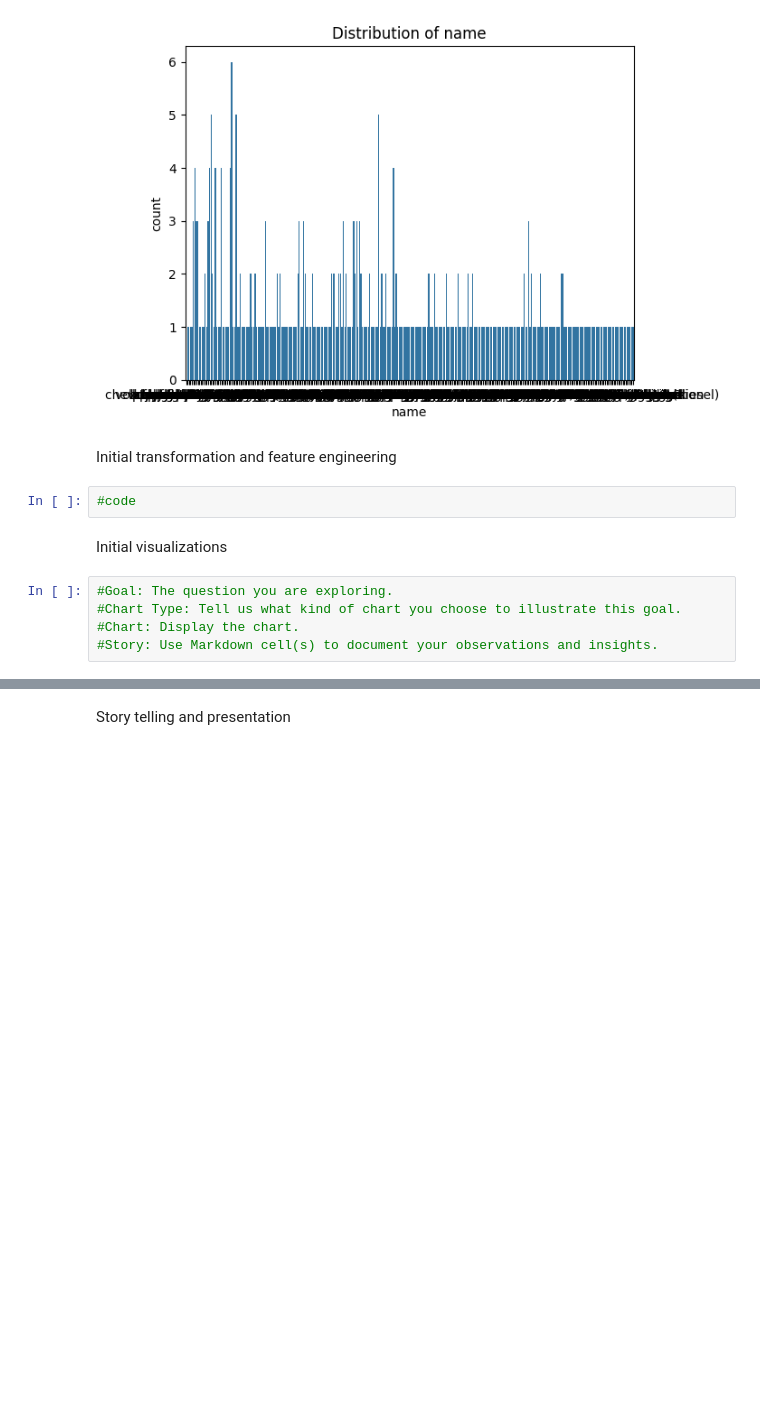
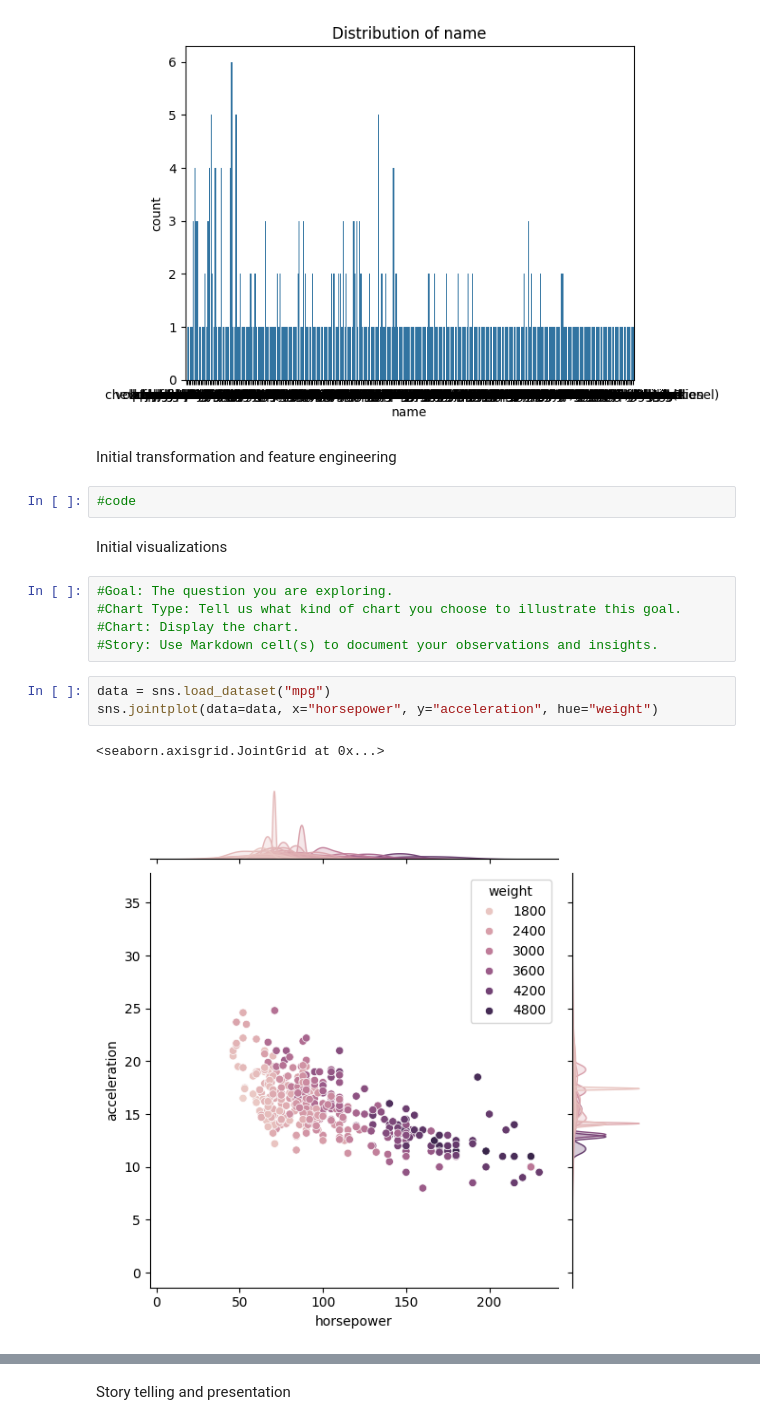
Before and after one commit to dfintel25/datafun-06-eda, a Jupyter notebook: fintel_eda.ipynb, the cells around one changed output, grey strips where cells are left out. Drawn from its saved outputs; the diff is of its cells as text; blank space fills up the shorter version.

```diff
--- a/fintel_eda.ipynb
+++ b/fintel_eda.ipynb
@@ -123,3 +123,9 @@ Initial visualizations
 #Chart Type: Tell us what kind of chart you choose to illustrate this goal.
 #Chart: Display the chart.
 #Story: Use Markdown cell(s) to document your observations and insights.
+# %%
+data = sns.load_dataset("mpg")
+sns.jointplot(data=data, x="horsepower", y="acceleration", hue="weight")
+# %% [output]
+<seaborn.axisgrid.JointGrid at 0x...>
+[figure, added]
```
Also changed, not shown: parts of 4 cells of this notebook, 2 other files.
